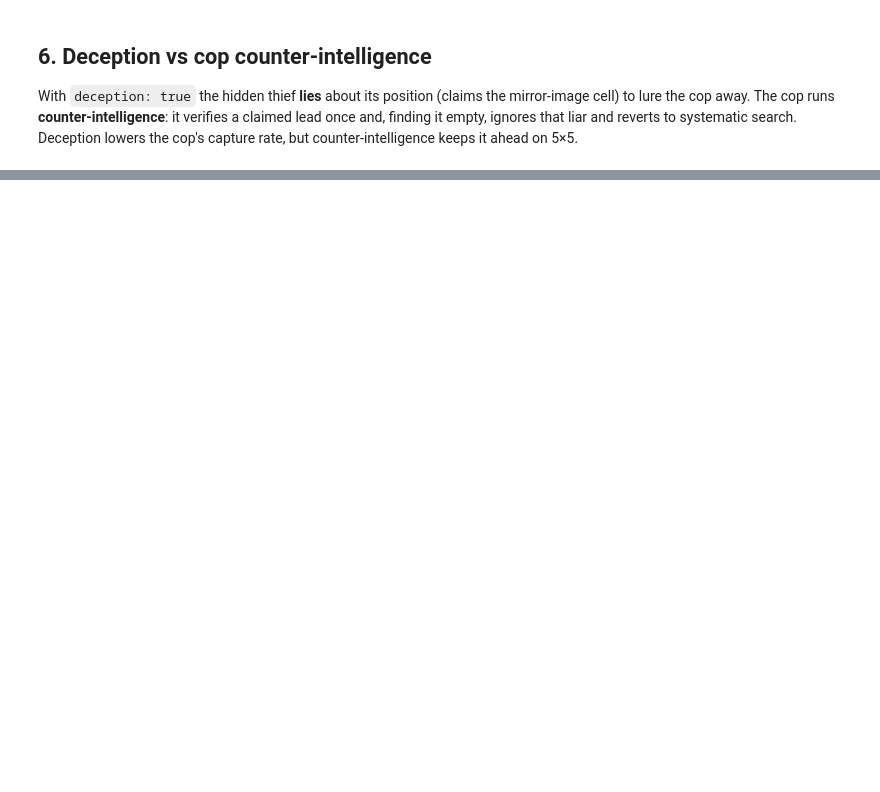
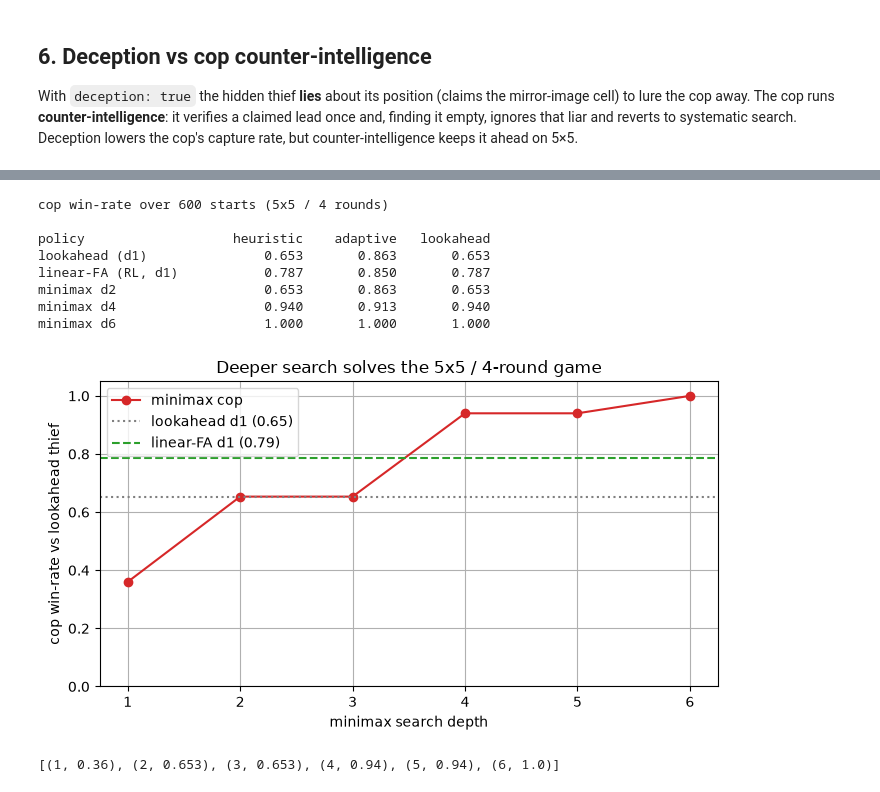
Before and after one commit to alonengel/Dual-Agent-MCP, a Jupyter notebook: notebooks/analysis.ipynb, the cells around one changed output, grey strips where cells are left out. Drawn from its saved outputs; the diff is of its cells as text; code cells hidden in the pictures; blank space fills up the shorter version.

```diff
--- a/notebooks/analysis.ipynb
+++ b/notebooks/analysis.ipynb
@@ -176,0 +186,80 @@ plt.grid(True, axis="y"); plt.show()
+# %%
+# Cop win-rate over all 600 starts on the 5x5 / 4-round benchmark (reproduces REPORT 9.1).
+from copthief.constants import Outcome
+from copthief.domain.board import Board
+from copthief.domain.models import Observation, Position
+from copthief.domain.subgame import Subgame
+from copthief.strategy.linear_q import LinearQStrategy
+from copthief.strategy.minimax import MinimaxStrategy
+
+GRID, ROUNDS = 5, 4
+CELLS = [Position(x, y) for x in range(1, GRID + 1) for y in range(1, GRID + 1)]
+STARTS = [(c, t) for c in CELLS for t in CELLS if c != t]
+THIEVES = ("heuristic", "adaptive", "lookahead")
+
+
+def _play(cop, thief, c, t):
+    game = Subgame(Board(GRID, GRID, 1, True), c, t, ROUNDS, 5)
+    strats = {Role.COP: cop, Role.THIEF: thief}
+    while not game.finished():
+        role = game.turn
+        opp = game.position_of(Role.THIEF if role is Role.COP else Role.COP)
+        own = game.position_of(role)
+        obs = Observation(role, own, game.move_number, game.max_moves, game.barriers_left)
+        game.apply(strats[role].decide(obs, opp, game.board))
+    return game.outcome or Outcome.THIEF_WIN
+
+
+def cop_winrate(make_cop, thief_kind, seed=7):
+    rng = random.Random(seed)
+    return sum(_play(make_cop(), build_strategy({"kind": thief_kind}, rng), c, t) is Outcome.COP_WIN
+               for c, t in STARTS) / len(STARTS)
+
+
+def _linear_cop():
+    s = LinearQStrategy(0.05, 0.9, 0.0)
+    weights = RESULTS / "linear_cop.npy"
+    if weights.exists():
+        s.weights = np.load(weights)  # trained policy; else untrained zeros
+    return s
+
+
+policies = {
+    "lookahead (d1)":     lambda: build_strategy({"kind": "lookahead"}),
+    "linear-FA (RL, d1)": _linear_cop,
+    "minimax d2":         lambda: MinimaxStrategy(2),
+    "minimax d4":         lambda: MinimaxStrategy(4),
+    "minimax d6":         lambda: MinimaxStrategy(6),
+}
+print(f"cop win-rate over {len(STARTS)} starts (5x5 / {ROUNDS} rounds)\n")
+print(f"{'policy':22}" + "".join(f"{t:>12}" for t in THIEVES))
+table = {}
+for name, make in policies.items():
+    table[name] = [cop_winrate(make, t) for t in THIEVES]
+    print(f"{name:22}" + "".join(f"{v:>12.3f}" for v in table[name]))
+
+# Depth -> win-rate: deeper search climbs to a perfect 1.0 (the game is solved).
+depths = list(range(1, 7))
+curve = [cop_winrate(lambda d=d: MinimaxStrategy(d), "lookahead") for d in depths]
+fig, ax = plt.subplots(figsize=(7, 4))
+ax.plot(depths, curve, marker="o", color="tab:red", label="minimax cop")
+ax.axhline(table["lookahead (d1)"][2], ls=":", color="gray",
+           label=f"lookahead d1 ({table['lookahead (d1)'][2]:.2f})")
+ax.axhline(table["linear-FA (RL, d1)"][2], ls="--", color="tab:green",
+           label=f"linear-FA d1 ({table['linear-FA (RL, d1)'][2]:.2f})")
+ax.set_ylim(0, 1.05); ax.set_xlabel("minimax search depth")
+ax.set_ylabel("cop win-rate vs lookahead thief")
+ax.set_title("Deeper search solves the 5x5 / 4-round game")
+ax.legend(); ax.grid(True); plt.tight_layout(); plt.show()
+list(zip(depths, [round(c, 3) for c in curve], strict=True))
+# %% [output]
+cop win-rate over 600 starts (5x5 / 4 rounds)
+
+policy                   heuristic    adaptive   lookahead
+lookahead (d1)               0.653       0.863       0.653
+linear-FA (RL, d1)           0.787       0.850       0.787
+minimax d2                   0.653       0.863       0.653
+minimax d4                   0.940       0.913       0.940
+minimax d6                   1.000       1.000       1.000
+[figure, added]
+[(1, 0.36), (2, 0.653), (3, 0.653), (4, 0.94), (5, 0.94), (6, 1.0)]
```
Also changed, not shown: parts of 5 cells of this notebook, 1 other file.
